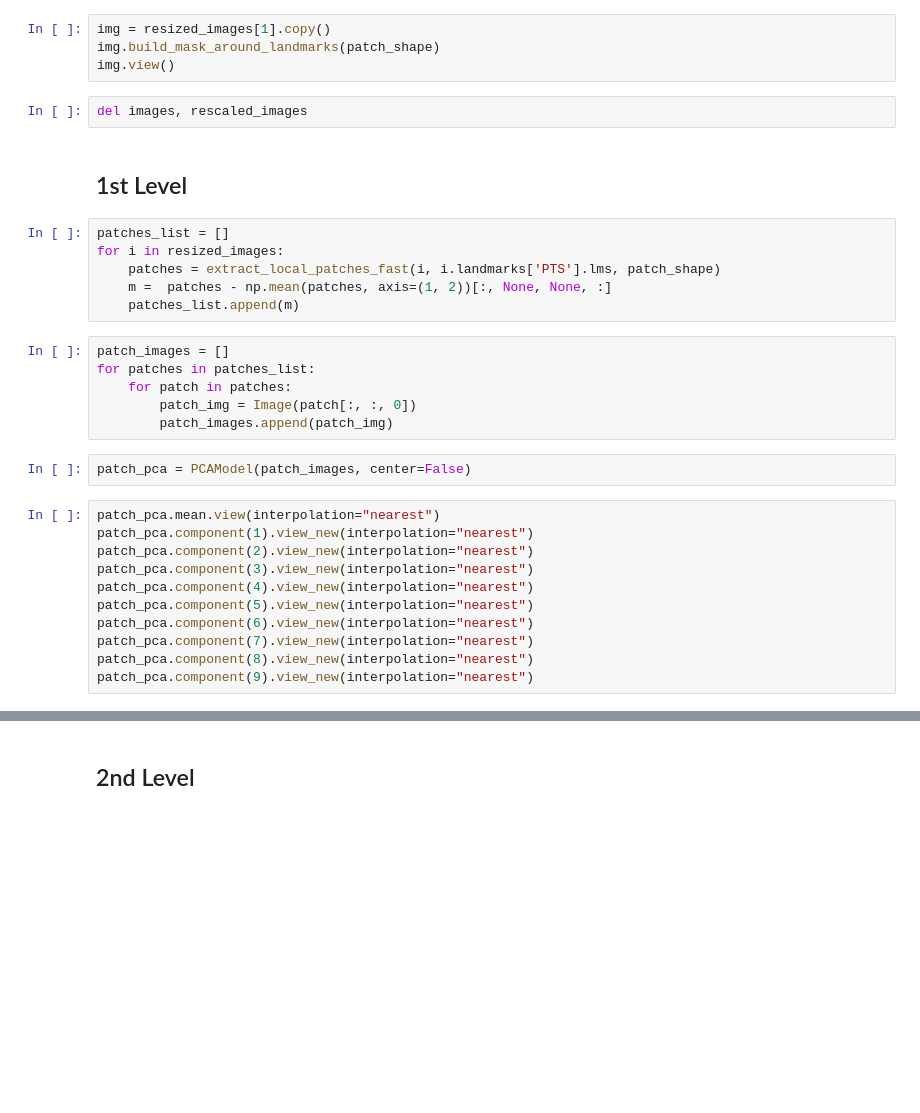
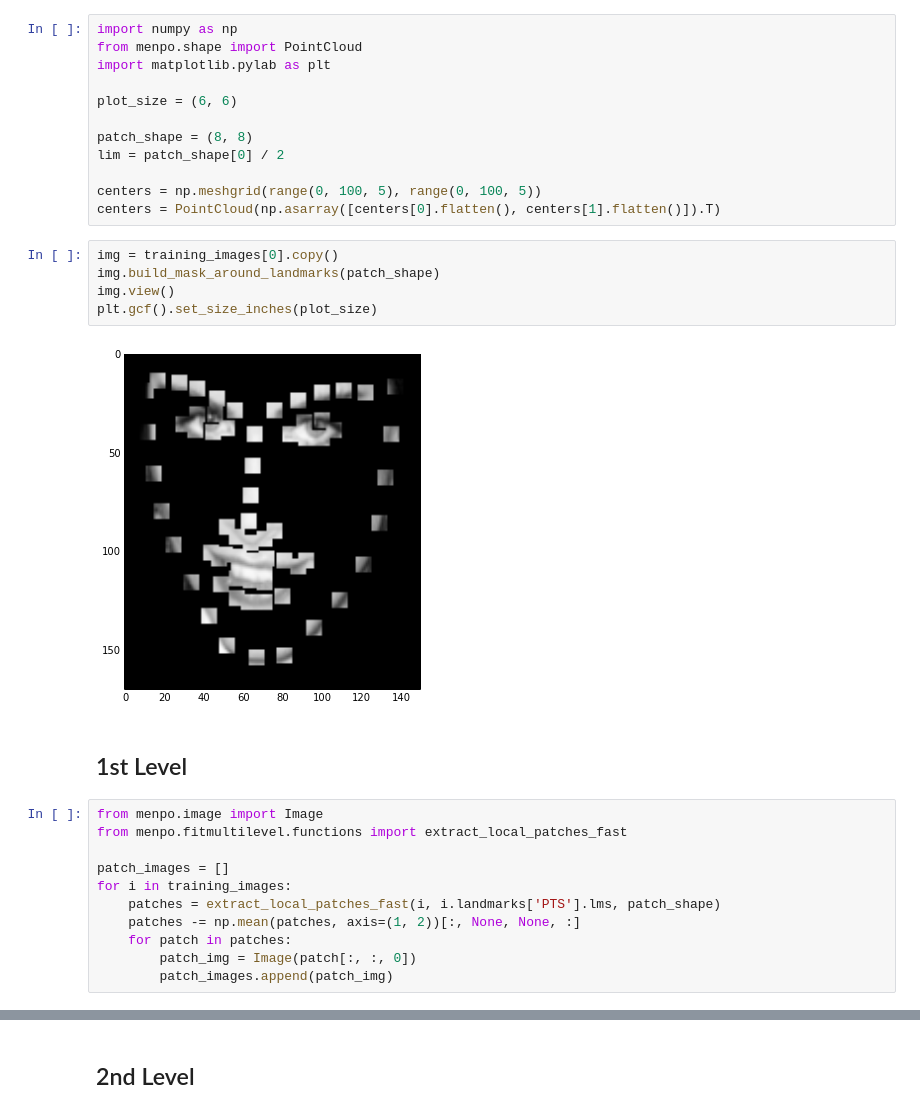
Before and after one commit to jalabort/scrap2, a Jupyter notebook: notebooks/DeepConv/PCA-ConvolutionNet.ipynb, the cells around one changed output, grey strips where cells are left out. Cells and saved outputs as stored; diff of their text form; blank space fills up the shorter version.

```diff
--- a/notebooks/DeepConv/PCA-ConvolutionNet.ipynb
+++ b/notebooks/DeepConv/PCA-ConvolutionNet.ipynb
@@ -36,33 +36,32 @@ n_pcs = 50
+# %%
+import numpy as np
+from menpo.shape import PointCloud
+import matplotlib.pylab as plt
+
+plot_size = (6, 6)
+
+patch_shape = (8, 8)
+lim = patch_shape[0] / 2
+
+centers = np.meshgrid(range(0, 100, 5), range(0, 100, 5))
+centers = PointCloud(np.asarray([centers[0].flatten(), centers[1].flatten()]).T)
 # %%
-img = resized_images[1].copy()
+img = training_images[0].copy()
 img.build_mask_around_landmarks(patch_shape)
 img.view()
+plt.gcf().set_size_inches(plot_size)
+# %% [output]
+[figure, added]
-# %%
-del images, rescaled_images
 # %% [markdown]
 ## 1st Level
 # %%
-patches_list = []
-for i in resized_images:
+from menpo.image import Image
+from menpo.fitmultilevel.functions import extract_local_patches_fast
+
+patch_images = []
+for i in training_images:
     patches = extract_local_patches_fast(i, i.landmarks['PTS'].lms, patch_shape)
-    m =  patches - np.mean(patches, axis=(1, 2))[:, None, None, :]
-    patches_list.append(m)
+    patches -= np.mean(patches, axis=(1, 2))[:, None, None, :]
+    for patch in patches:
+        patch_img = Image(patch[:, :, 0])
+        patch_images.append(patch_img)
-# %%
-patch_images = []
-for patches in patches_list:
-    for patch in patches:
-        patch_img = Image(patch[:, :, 0])
-        patch_images.append(patch_img)
-# %%
-patch_pca = PCAModel(patch_images, center=False)
-# %%
-patch_pca.mean.view(interpolation="nearest")
-patch_pca.component(1).view_new(interpolation="nearest")
-patch_pca.component(2).view_new(interpolation="nearest")
-patch_pca.component(3).view_new(interpolation="nearest")
-patch_pca.component(4).view_new(interpolation="nearest")
-patch_pca.component(5).view_new(interpolation="nearest")
-patch_pca.component(6).view_new(interpolation="nearest")
-patch_pca.component(7).view_new(interpolation="nearest")
-patch_pca.component(8).view_new(interpolation="nearest")
-patch_pca.component(9).view_new(interpolation="nearest")
```
Also changed, not shown: parts of 111 cells of this notebook, 26 other files.
